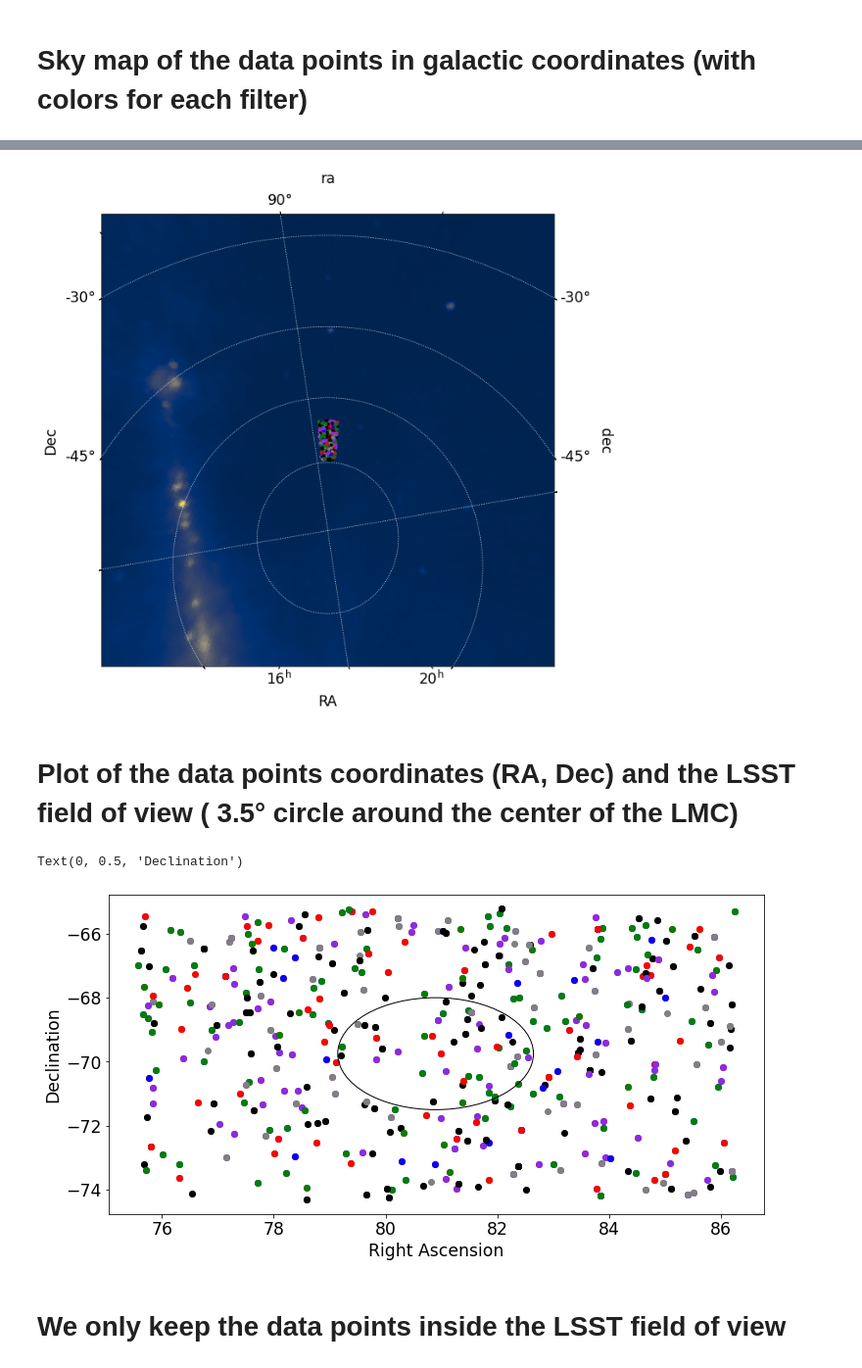
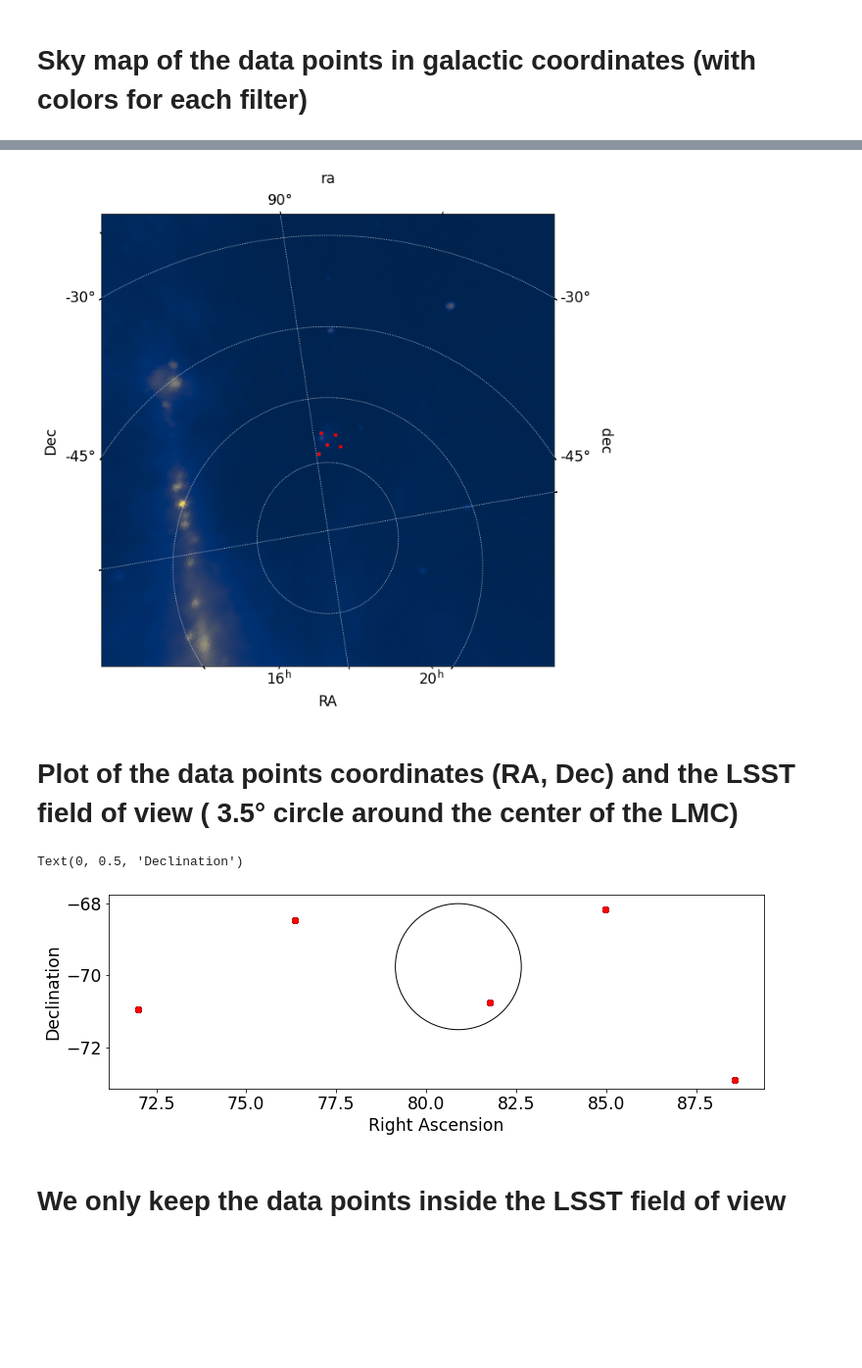
Before and after one commit to sylvielsstfr/StageM12021, a Jupyter notebook: notebooks Damien/Internship.ipynb, the cells around one changed output, grey strips where cells are left out. Shown at 98% size. Saved outputs shown, nothing was run; the diff lists cells and outputs as text; code cells hidden in the pictures; blank space fills up the shorter version.

```diff
--- a/notebooks Damien/Internship.ipynb
+++ b/notebooks Damien/Internship.ipynb
@@ -77,0 +102,6 @@ df
+# %%
+sel_cadence_idx = 0
+# %%
+cadence_file=os.path.join(dir_cadences,all_my_cadence_files[sel_cadence_idx])
+df = pd.read_csv(cadence_file, index_col=0)
+df
@@ -307,7 +392,7 @@ plt.grid();
 # %%
 from astropy.wcs import WCS
 # %%
-File = fits.open(r'D:\Projet de recherche\Stage\skv20135441655710.fits')
+File = fits.open(os.path.join(dir_fits, all_my_fits_files[0]))
 
 image = File[0].data
 header = File[0].header
@@ -399,5 +485,5 @@ for i in range (len(df['observationId'])) :
 # %%
-File_big = fits.open(r'D:\Projet de recherche\Stage\skv20134946561546.fits')
+File_big = fits.open(os.path.join(dir_fits, all_my_fits_files[1]))
 
 image_big = File_big[0].data
 header_big = File_big[0].header
@@ -438,7 +524,7 @@ for i in range (len(df['observationId'])) :
 
         ax.plot_coord(SkyCoord(df['fieldRA'][i] * u.deg, df['fieldDec'][i] * u.deg), color ='k', marker='.')
 # %% [output]
-[figure, old version]
+[figure, new version]
 # %% [markdown]
 # Plot of the data points coordinates (RA, Dec) and the LSST field of view ( 3.5° circle around the center of the LMC)
 # %%
@@ -451,34 +537,35 @@ for i in range (len(df['observationStartMJD'])) :
 
         plt.scatter(df["fieldRA"][i], df['fieldDec'][i], color = 'b', marker = 'o')
 
     elif (df["filter"][i] == "g") :
 
         plt.scatter(df["fieldRA"][i], df['fieldDec'][i], color = 'g', marker = 'o')
 
     elif (df["filter"][i] == "r") :
 
         plt.scatter(df["fieldRA"][i], df['fieldDec'][i], color = 'r', marker = 'o')
 
     elif (df["filter"][i] == "i") :
 
         plt.scatter(df["fieldRA"][i], df['fieldDec'][i], color = 'blueviolet', marker = 'o')
 
     elif (df["filter"][i] == "z") :
 
         plt.scatter(df["fieldRA"][i], df['fieldDec'][i], color = 'grey', marker = 'o')
 
     elif (df["filter"][i] == "y") :
 
         plt.scatter(df["fieldRA"][i], df['fieldDec'][i], color = 'k', marker = 'o')
 
 
 
 ax.add_patch(Circle_3)
+ax.set_aspect("equal")
 plt.xlabel("Right Ascension")
 plt.ylabel("Declination")
 # %% [output]
 Text(0, 0.5, 'Declination')
-[figure, old version]
+[figure, new version]
 # %% [markdown]
 # We only keep the data points inside the LSST field of view
 # %%
```
Also changed, not shown: parts of 62 cells of this notebook, 2 other files.
